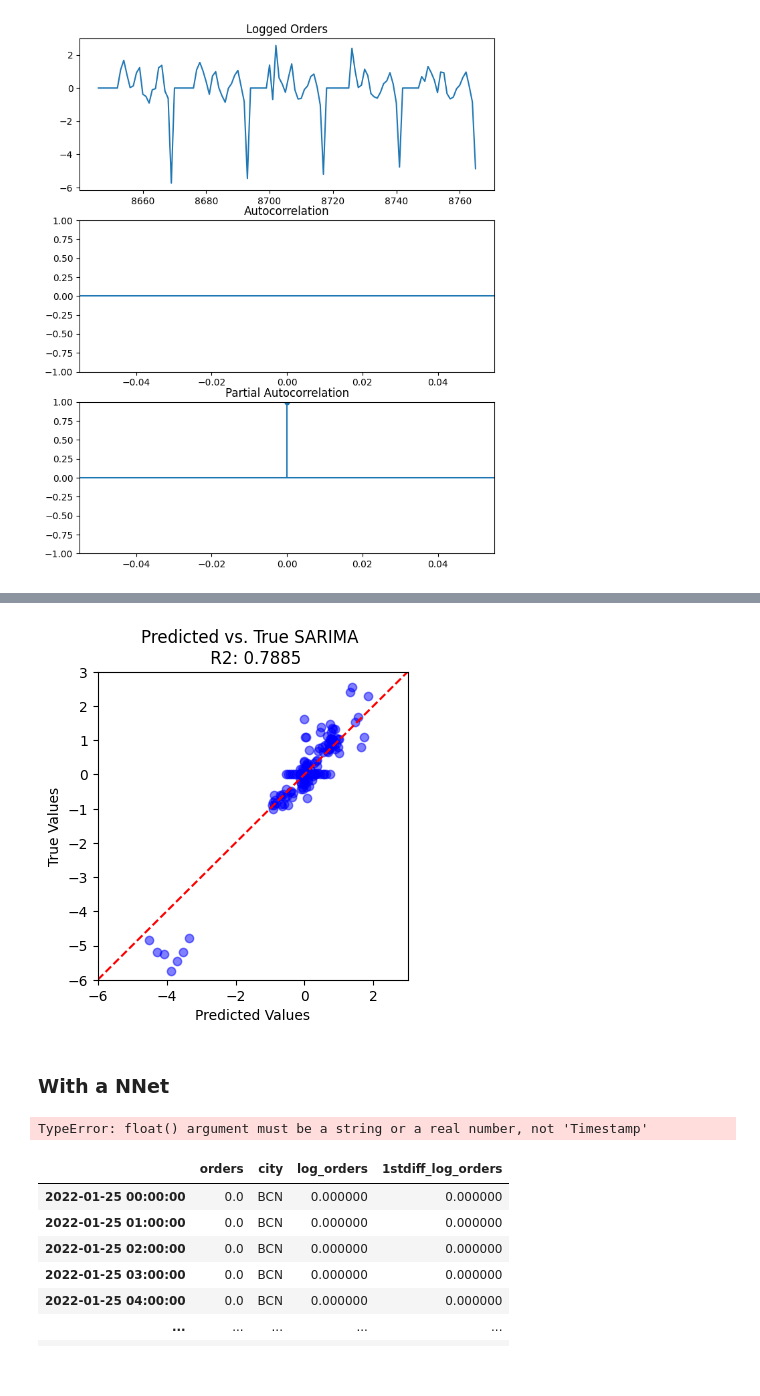
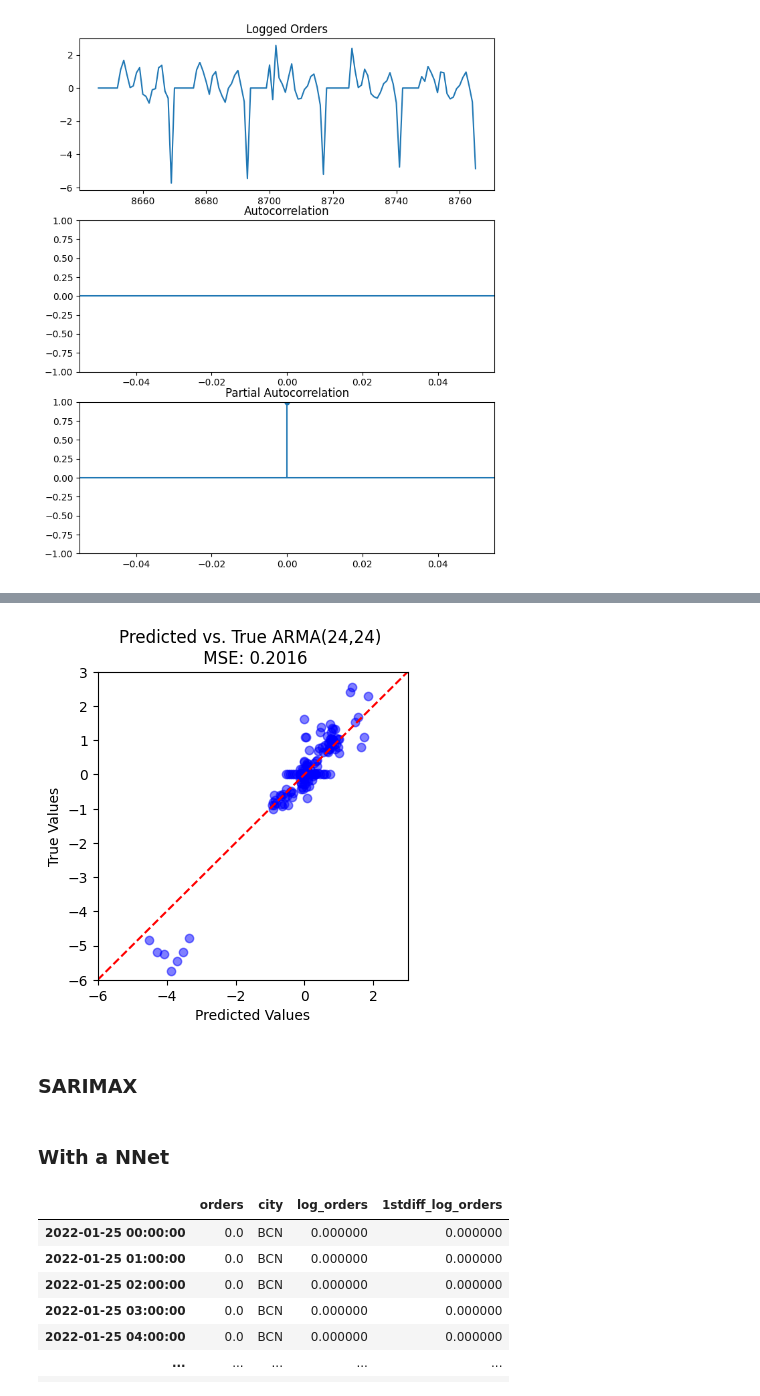
Before and after one commit to mhandt9/order-prediction, a Jupyter notebook: final_project.ipynb, the cells around one changed output, grey strips where cells are left out. Drawn from its saved outputs; the diff is of its cells as text; code cells hidden in the pictures.

```diff
--- a/final_project.ipynb
+++ b/final_project.ipynb
@@ -136,13 +136,10 @@ te_hourly_index = pd.date_range(start=test_time[0], end='2022-01-31 23:00:00', f
 # Reindex the dataframes
 tr = tr.reindex(tr_hourly_index)
 te = te.reindex(te_hourly_index)
-
-tr['weekday'] = tr.index.strftime('%A')
-te['weekday'] = te.index.strftime('%A')
 # %%
-tr['weekday'] = tr['weekday'].apply(lambda x: 1 if x in ['Friday', 'Saturday', 'Sunday'] else 0)
+# tr['weekday'] = tr['weekday'].apply(lambda x: 1 if x in ['Friday', 'Saturday', 'Sunday'] else 0)
 
-te['weekday'] = te['weekday'].apply(lambda x: 1 if x in ['Friday', 'Saturday', 'Sunday'] else 0)
+# te['weekday'] = te['weekday'].apply(lambda x: 1 if x in ['Friday', 'Saturday', 'Sunday'] else 0)
 # %%
 import plotly.graph_objects as go
 
@@ -189,9 +186,9 @@ forecaster = ARIMA(
     seasonal_order=(0, 0, 0, 0),
     suppress_warnings=True)
 
-forecaster.fit(y=y, X=tr['weekday'])
+forecaster.fit(y=y)
 
-y_pred = forecaster.predict(fh=range(1, (len(te)+1)), X=te['weekday'])
+y_pred = forecaster.predict(fh=range(1, (len(te)+1)))
 # %%
 y_pred
 # %% [output]
@@ -253,26 +250,29 @@ fig.show()
 from sklearn.metrics import mean_squared_error, r2_score
 # %%
 # Create a scatter plot
+
 plt.figure(figsize=(4, 4))
 plt.scatter(y_pred, te['1stdiff_log_orders'], color='blue', alpha=0.5)
 plt.plot([-6, 3], [-6, 3], color='red', linestyle='--')  # Diagonal line representing perfect predictions
 
 # # calculate root mean squared error
-rmse_sarima_te = np.sqrt(mean_squared_error(y_pred, te['1stdiff_log_orders']))
+mse_sarima_te = mean_squared_error(y_pred, te['1stdiff_log_orders'])
 r2_sarima_te = r2_score(y_pred, te['1stdiff_log_orders'])
 
 # Add labels and title
-plt.title('Predicted vs. True SARIMA \n R2: %.4f' % (r2_sarima_te))
+plt.title('Predicted vs. True ARMA(24,24) \n MSE: %.4f' % (mse_sarima_te))
 
 plt.xlabel('Predicted Values')
 plt.ylabel('True Values')
 
 # Set axis limits for better visualization
 plt.xlim(-6, 3)
 plt.ylim(-6, 3)
 plt.show()
 # %% [output]
-[figure, old version]
+[figure, new version]
+# %% [markdown]
+### SARIMAX
 # %% [markdown]
 ### With a NNet
 # %%
@@ -280,13 +280,6 @@ import tensorflow as tf
 from sklearn.preprocessing import MinMaxScaler
 from keras.models import Sequential
 from keras.layers import Input, LSTM, Dense
-# %%
-### NNet: LSTM
-# normalize the dataset
-scaler = MinMaxScaler(feature_range=(0, 1))
-data_scaled = scaler.fit_transform(data)
-# %% [output]
-TypeError: float() argument must be a string or a real number, not 'Timestamp'
 # %%
 te
 # %% [output]
```
Also changed, not shown: parts of 2 cells of this notebook, 1 other file.
